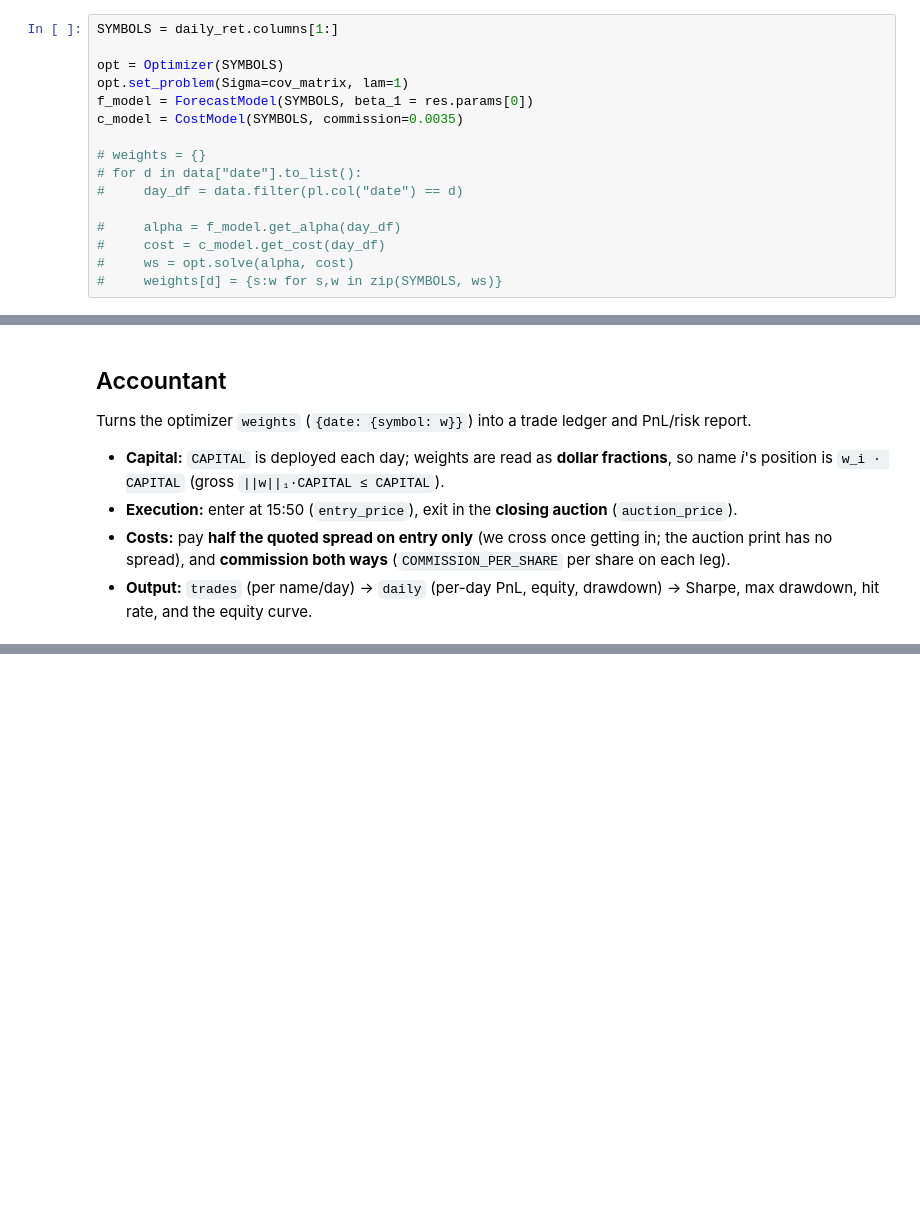
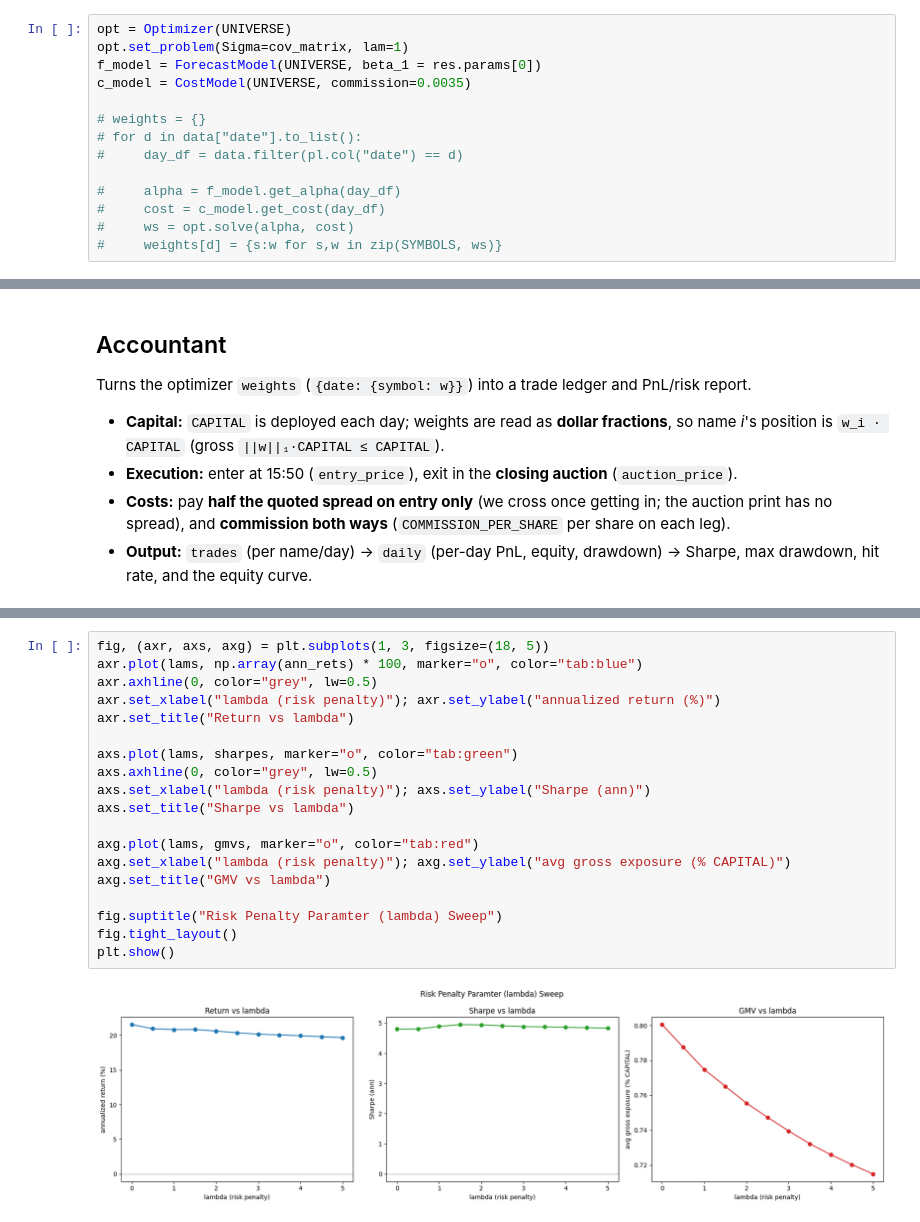
Before and after one commit to MichaelCusackNelkin/Summer_Research_2026, a Jupyter notebook: notebook_studies/optimal_portfolio.ipynb, the cells around one changed output, grey strips where cells are left out. Drawn from its saved outputs; the diff is of its cells as text; blank space fills up the shorter version.

```diff
--- a/notebook_studies/optimal_portfolio.ipynb
+++ b/notebook_studies/optimal_portfolio.ipynb
@@ -346,12 +362,10 @@ class Optimizer:
             raise RuntimeError(self.problem.status)
         return self.w.value
 # %%
-SYMBOLS = daily_ret.columns[1:]
-
-opt = Optimizer(SYMBOLS)
+opt = Optimizer(UNIVERSE)
 opt.set_problem(Sigma=cov_matrix, lam=1)
-f_model = ForecastModel(SYMBOLS, beta_1 = res.params[0])
-c_model = CostModel(SYMBOLS, commission=0.0035)
+f_model = ForecastModel(UNIVERSE, beta_1 = res.params[0])
+c_model = CostModel(UNIVERSE, commission=0.0035)
 
 # weights = {}
 # for d in data["date"].to_list():
@@ -579,0 +789,21 @@ daily
+# %%
+fig, (axr, axs, axg) = plt.subplots(1, 3, figsize=(18, 5))
+axr.plot(lams, np.array(ann_rets) * 100, marker="o", color="tab:blue")
+axr.axhline(0, color="grey", lw=0.5)
+axr.set_xlabel("lambda (risk penalty)"); axr.set_ylabel("annualized return (%)")
+axr.set_title("Return vs lambda")
+
+axs.plot(lams, sharpes, marker="o", color="tab:green")
+axs.axhline(0, color="grey", lw=0.5)
+axs.set_xlabel("lambda (risk penalty)"); axs.set_ylabel("Sharpe (ann)")
+axs.set_title("Sharpe vs lambda")
+
+axg.plot(lams, gmvs, marker="o", color="tab:red")
+axg.set_xlabel("lambda (risk penalty)"); axg.set_ylabel("avg gross exposure (% CAPITAL)")
+axg.set_title("GMV vs lambda")
+
+fig.suptitle("Risk Penalty Paramter (lambda) Sweep")
+fig.tight_layout()
+plt.show()
+# %% [output]
+[figure, added]
```
Also changed, not shown: parts of 19 cells of this notebook, 1 other file.
